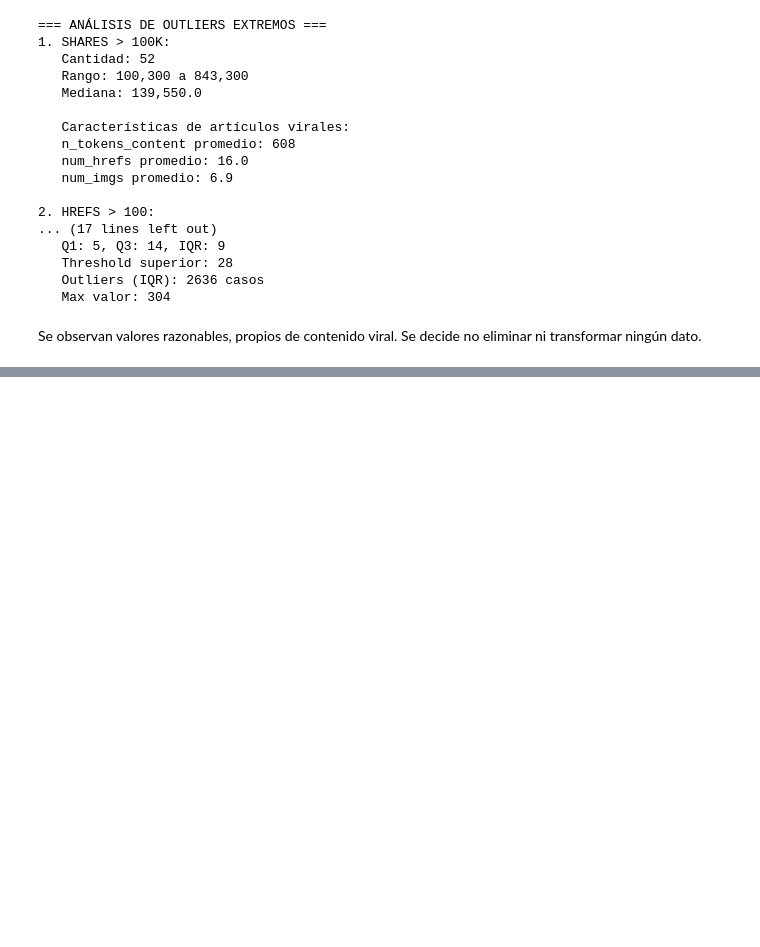
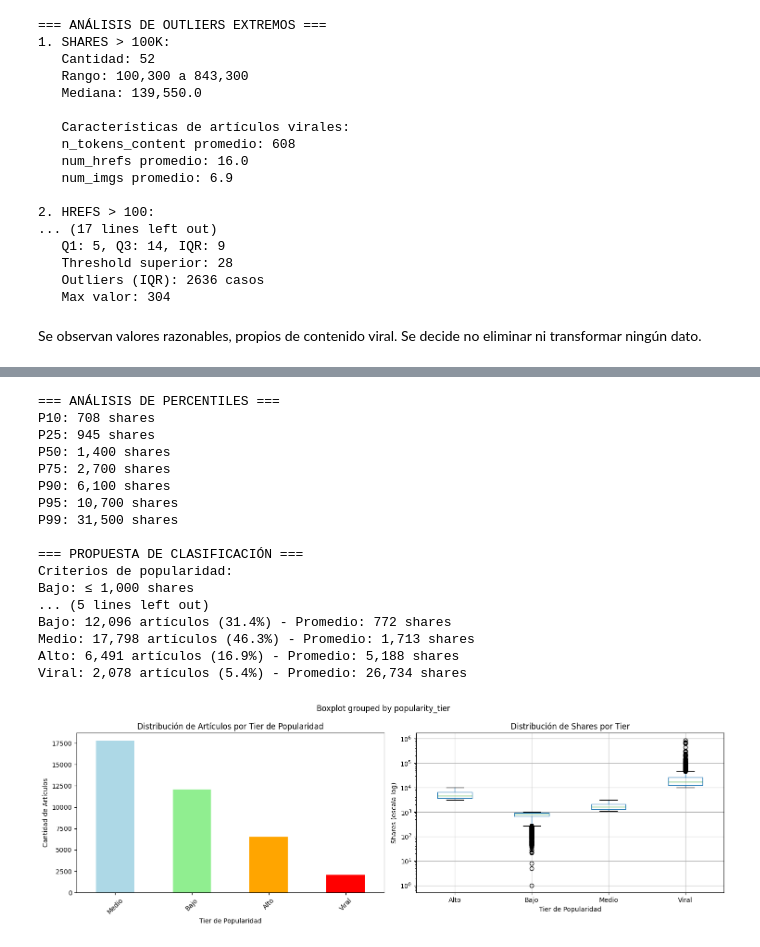
Before and after one commit to Juampi270302/CienciaDeDatos_2025, a Jupyter notebook: jupyter_scripts/tomi.ipynb, the cells around one changed output, grey strips where cells are left out. Cells and saved outputs as stored; diff of their text form; code cells hidden in the pictures; blank space fills up the shorter version.

```diff
--- a/jupyter_scripts/tomi.ipynb
+++ b/jupyter_scripts/tomi.ipynb
@@ -379,0 +445,75 @@ Se observan valores razonables, propios de contenido viral. Se decide no elimina
+# %%
+percentiles = [10, 25, 50, 75, 90, 95, 99]
+values = [df['shares'].quantile(p/100) for p in percentiles]
+
+print("=== ANÁLISIS DE PERCENTILES ===")
+for p, v in zip(percentiles, values):
+    print(f"P{p}: {v:,.0f} shares")
+
+print(f"\n=== PROPUESTA DE CLASIFICACIÓN ===")
+breakpoints = [1000, 3000, 10000]
+labels = ['Bajo', 'Medio', 'Alto', 'Viral']
+
+print("Criterios de popularidad:")
+for i, (label, bp) in enumerate(zip(labels[:-1], breakpoints)):
+    if i == 0:
+        print(f"{label}: ≤ {bp:,} shares")
+    else:
+        print(f"{label}: {breakpoints[i-1]+1:,} - {bp:,} shares")
+print(f"{labels[-1]}: > {breakpoints[-1]:,} shares")
+
+def classify_popularity(shares):
+    if shares <= breakpoints[0]:
+        return labels[0]
+    elif shares <= breakpoints[1]:
+        return labels[1]
+    elif shares <= breakpoints[2]:
+        return labels[2]
+    else:
+        return labels[3]
+
+df['popularity_tier'] = df['shares'].apply(classify_popularity)
+
+print(f"\n=== DISTRIBUCIÓN POR TIER ===")
+tier_counts = df['popularity_tier'].value_counts()
+for tier in labels:
+    count = tier_counts.get(tier, 0)
+    pct = count / len(df) * 100
+    avg_shares = df[df['popularity_tier'] == tier]['shares'].mean()
+    print(f"{tier}: {count:,} artículos ({pct:.1f}%) - Promedio: {avg_shares:,.0f} shares")
+
+fig, (ax1, ax2) = plt.subplots(1, 2, figsize=(15, 5))
+
+tier_counts.plot(kind='bar', ax=ax1, color=['lightblue', 'lightgreen', 'orange', 'red'])
+ax1.set_title('Distribución de Artículos por Tier de Popularidad')
+ax1.set_xlabel('Tier de Popularidad')
+ax1.set_ylabel('Cantidad de Artículos')
+ax1.tick_params(axis='x', rotation=45)
+
+df.boxplot(column='shares', by='popularity_tier', ax=ax2)
+ax2.set_title('Distribución de Shares por Tier')
+ax2.set_xlabel('Tier de Popularidad')
+ax2.set_ylabel('Shares (escala log)')
+ax2.set_yscale('log')
+
+plt.tight_layout()
+plt.show()
+# %% [output]
+=== ANÁLISIS DE PERCENTILES ===
+P10: 708 shares
+P25: 945 shares
+P50: 1,400 shares
+P75: 2,700 shares
+P90: 6,100 shares
+P95: 10,700 shares
+P99: 31,500 shares
+
+=== PROPUESTA DE CLASIFICACIÓN ===
+Criterios de popularidad:
+Bajo: ≤ 1,000 shares
+... (5 lines left out)
+Bajo: 12,096 artículos (31.4%) - Promedio: 772 shares
+Medio: 17,798 artículos (46.3%) - Promedio: 1,713 shares
+Alto: 6,491 artículos (16.9%) - Promedio: 5,188 shares
+Viral: 2,078 artículos (5.4%) - Promedio: 26,734 shares
+[figure, added]
```
Also changed, not shown: parts of 1 cell of this notebook.
